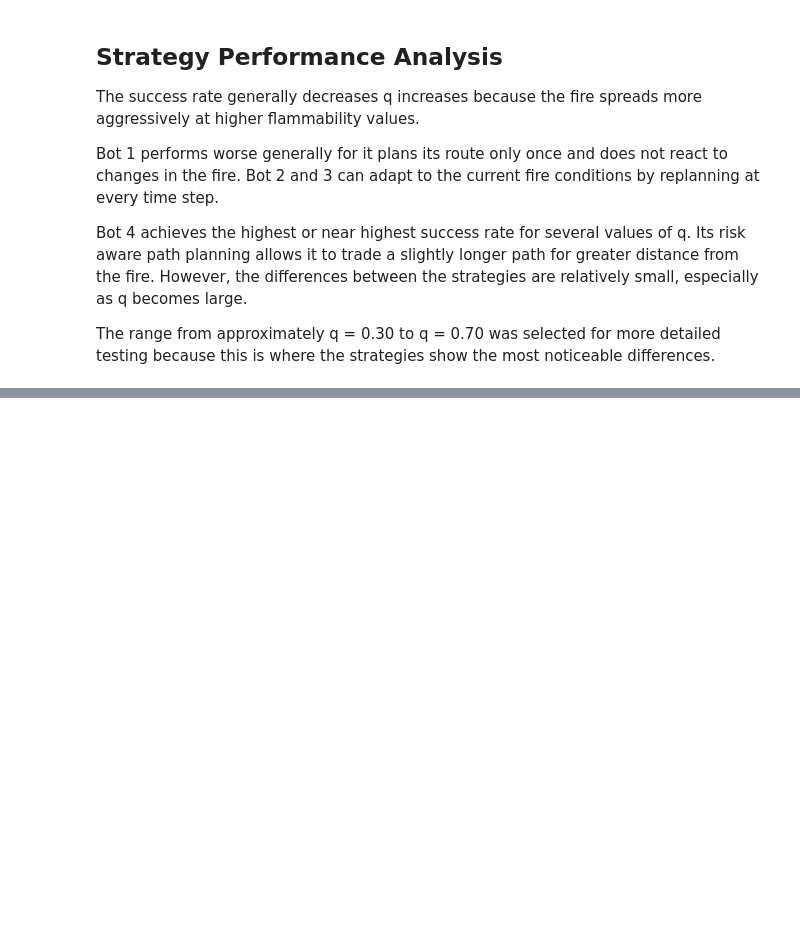
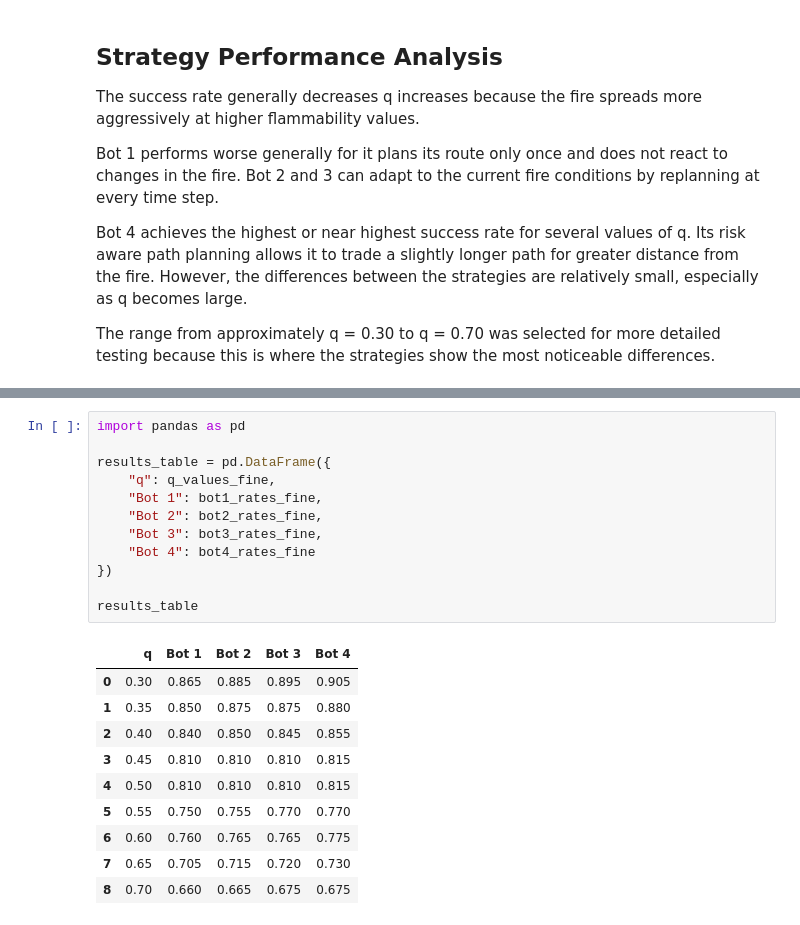
Before and after one commit to taotaokt/CS440, a Jupyter notebook: CS440-Project01/project1.ipynb, the cells around one changed output, grey strips where cells are left out. Drawn from its saved outputs; the diff is of its cells as text; blank space fills up the shorter version.

Commit message:
finishing the data and analysis part

```diff
--- a/CS440-Project01/project1.ipynb
+++ b/CS440-Project01/project1.ipynb
@@ -658,0 +676,23 @@ The range from approximately q = 0.30 to q = 0.70 was selected for more detailed
+# %%
+import pandas as pd
+
+results_table = pd.DataFrame({
+    "q": q_values_fine,
+    "Bot 1": bot1_rates_fine,
+    "Bot 2": bot2_rates_fine,
+    "Bot 3": bot3_rates_fine,
+    "Bot 4": bot4_rates_fine
+})
+
+results_table
+# %% [output]
+|  | q | Bot 1 | Bot 2 | Bot 3 | Bot 4 |
+| 0 | 0.30 | 0.865 | 0.885 | 0.895 | 0.905 |
+| 1 | 0.35 | 0.850 | 0.875 | 0.875 | 0.880 |
+| 2 | 0.40 | 0.840 | 0.850 | 0.845 | 0.855 |
+| 3 | 0.45 | 0.810 | 0.810 | 0.810 | 0.815 |
+| 4 | 0.50 | 0.810 | 0.810 | 0.810 | 0.815 |
+| 5 | 0.55 | 0.750 | 0.755 | 0.770 | 0.770 |
+| 6 | 0.60 | 0.760 | 0.765 | 0.765 | 0.775 |
+| 7 | 0.65 | 0.705 | 0.715 | 0.720 | 0.730 |
+| 8 | 0.70 | 0.660 | 0.665 | 0.675 | 0.675 |
```
Also changed, not shown: parts of 1 cell of this notebook.
